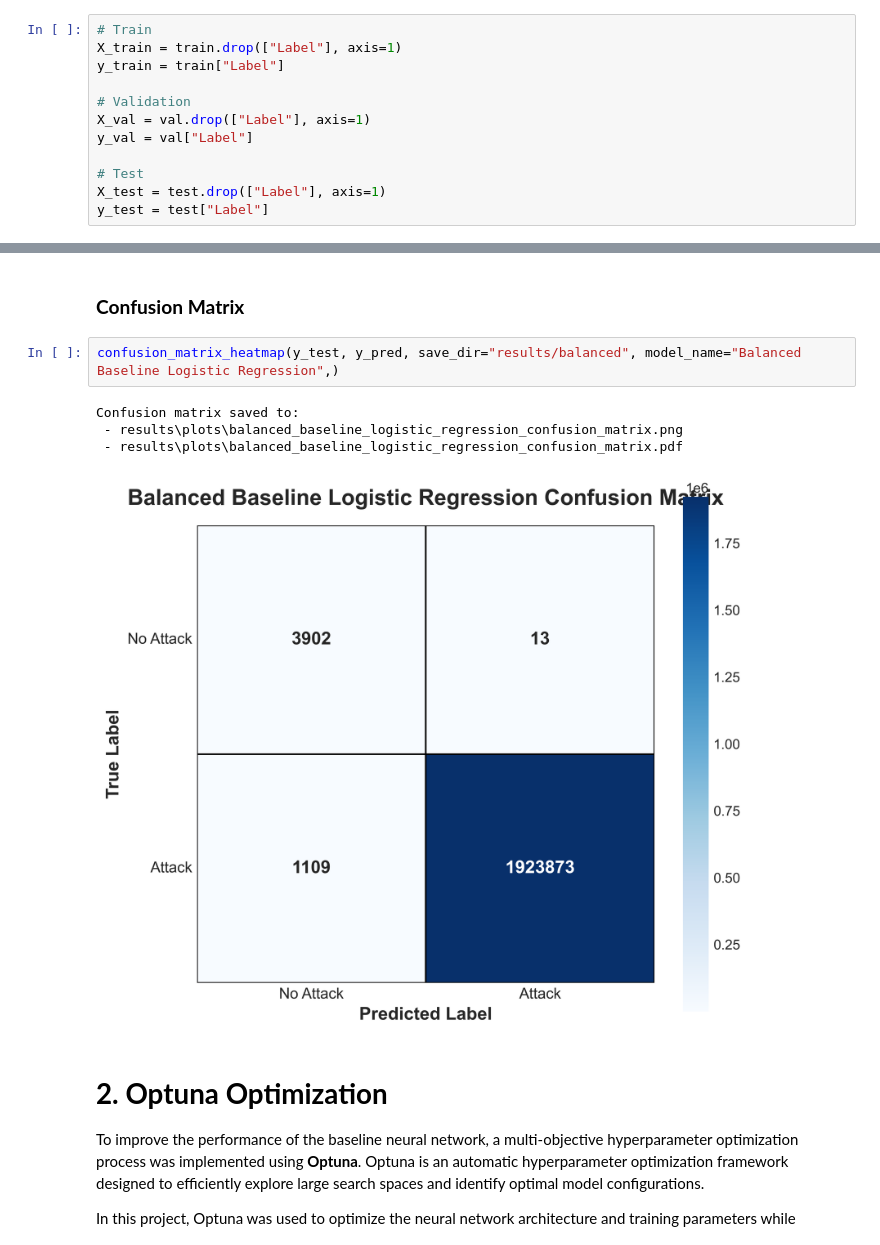
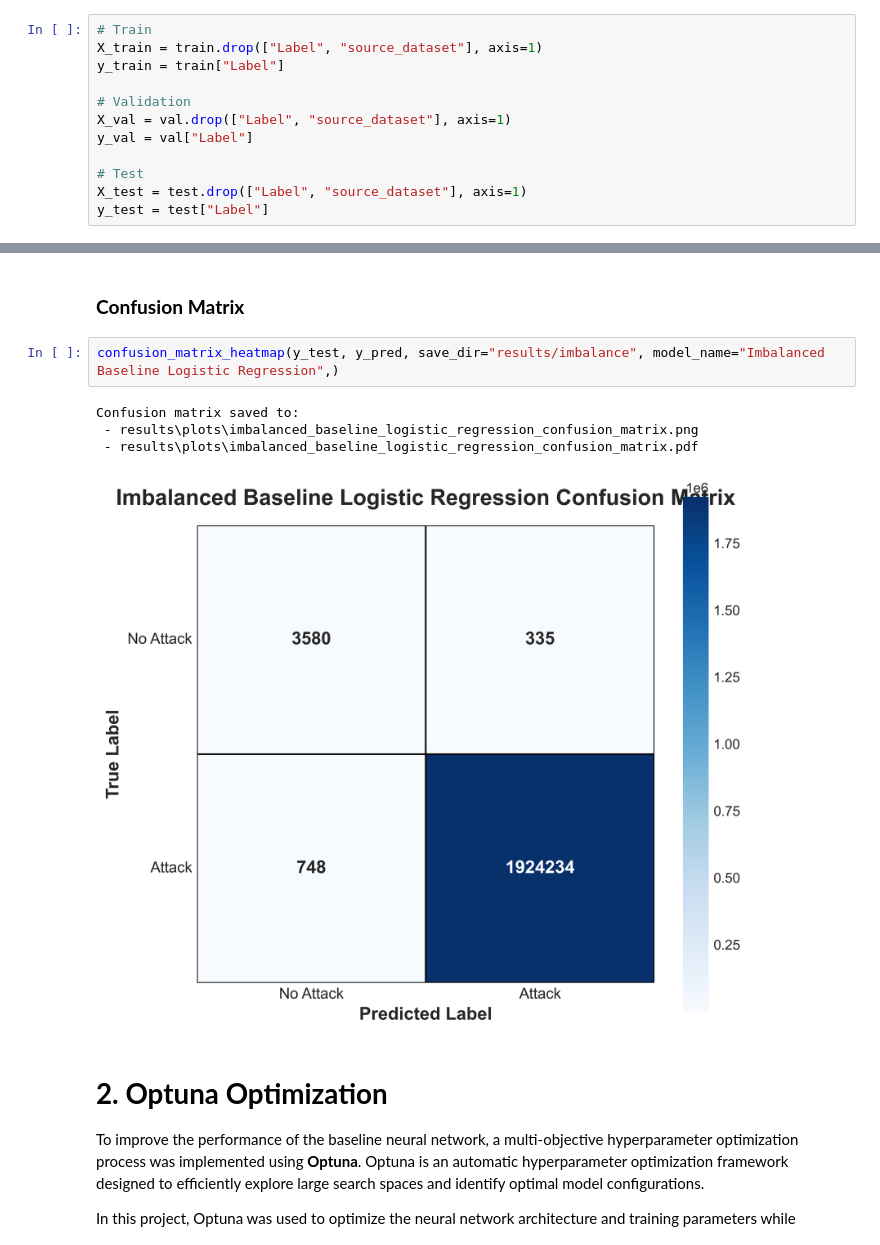
Before and after one commit to alessamelo/Optuna-MLP-DDoS-detection, a Jupyter notebook: Models/Logistic_Regression/Imbalanced.ipynb, the cells around one changed output, grey strips where cells are left out. Drawn from its saved outputs; the diff is of its cells as text.

```diff
--- a/Models/Logistic_Regression/Imbalanced.ipynb
+++ b/Models/Logistic_Regression/Imbalanced.ipynb
@@ -189,15 +189,15 @@ val = pd.read_csv(val_path)
 test = pd.read_csv(test_path)
 # %%
 # Train
-X_train = train.drop(["Label"], axis=1)
+X_train = train.drop(["Label", "source_dataset"], axis=1)
 y_train = train["Label"]
 
 # Validation
-X_val = val.drop(["Label"], axis=1)
+X_val = val.drop(["Label", "source_dataset"], axis=1)
 y_val = val["Label"]
 
 # Test
-X_test = test.drop(["Label"], axis=1)
+X_test = test.drop(["Label", "source_dataset"], axis=1)
 y_test = test["Label"]
 # %%
 X_train = X_train.astype('float32')
@@ -435,12 +433,12 @@ Results exported to results/balanced/evaluation_results_balanced_baseline.json
 # %% [markdown]
 ### **Confusion Matrix**
 # %%
-confusion_matrix_heatmap(y_test, y_pred, save_dir="results/balanced", model_name="Balanced Baseline Logistic Regression",)
+confusion_matrix_heatmap(y_test, y_pred, save_dir="results/imbalance", model_name="Imbalanced Baseline Logistic Regression",)
 # %% [output]
 Confusion matrix saved to:
- - results\plots\balanced_baseline_logistic_regression_confusion_matrix.png
- - results\plots\balanced_baseline_logistic_regression_confusion_matrix.pdf
+ - results\plots\imbalanced_baseline_logistic_regression_confusion_matrix.png
+ - results\plots\imbalanced_baseline_logistic_regression_confusion_matrix.pdf
-[figure, old version]
+[figure, new version]
 # %% [markdown]
 # **2. Optuna Optimization**
 
```
Also changed, not shown: parts of 13 cells of this notebook, 8 other files.
